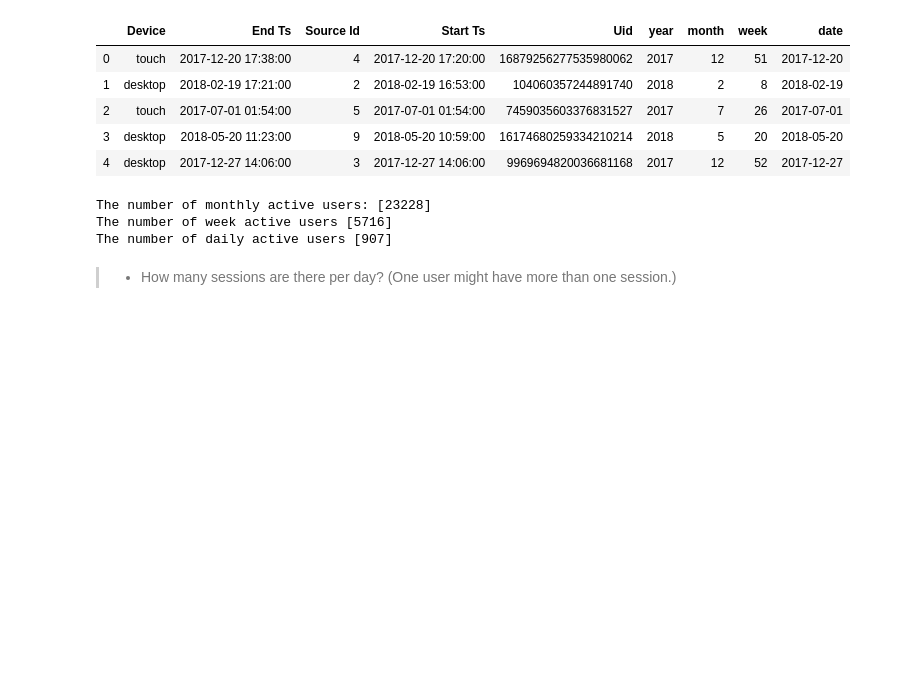
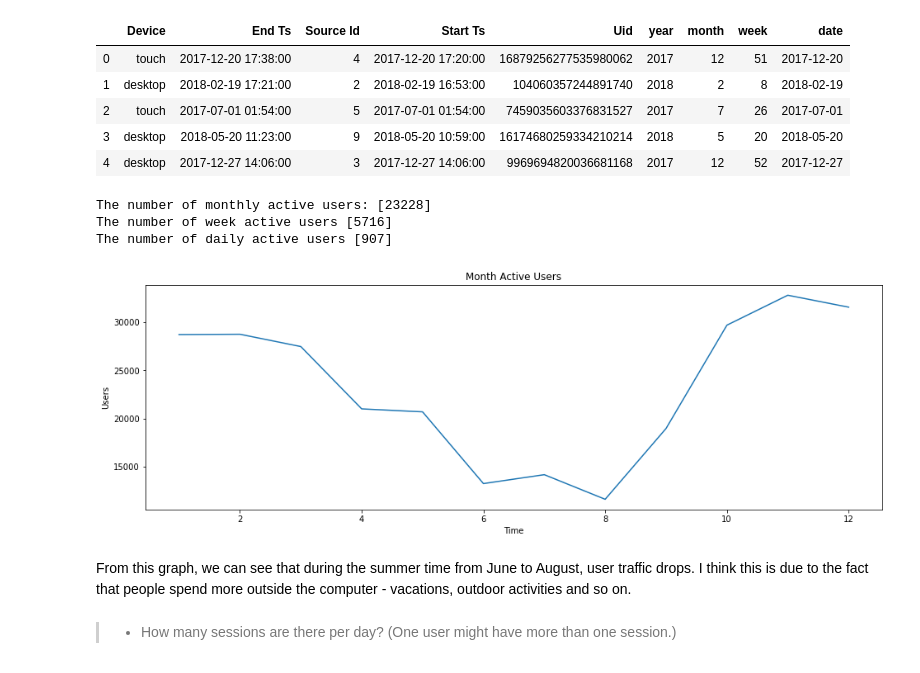
Before and after one commit to asicmicprj/Afisha_analytics, a Jupyter notebook: Afisha_analytics_v0.0.1.ipynb, the cells around one changed output. Saved outputs shown, nothing was run; the diff lists cells and outputs as text; code cells hidden in the pictures; blank space fills up the shorter version.

```diff
--- a/Afisha_analytics_v0.0.1.ipynb
+++ b/Afisha_analytics_v0.0.1.ipynb
@@ -347,4 +350,11 @@ def total(df, time_1, time_2, uid, filtr):
     .values
     )
     return total
+# %%
+def xAU_df(df, time, uid, filtr):
+    xAU_df = (
+        df.groupby([time])
+        .agg({uid:filtr})
+    )
+    return xAU_df
 # %%
@@ -358,6 +371,24 @@ print('The number of daily active users', dau_total)
 The number of monthly active users: [23228]
 The number of week active users [5716]
 The number of daily active users [907]
+# %%
+mau_df = xAU_df(df_visits, 'month', 'Uid', 'nunique')
+wau_df = xAU_df(df_visits, 'week', 'Uid', 'nunique')
+dau_df = xAU_df(df_visits, 'date', 'Uid', 'nunique')
+# %%
+def plot_xAU(xAU_total, xAU_name):
+    plt.figure(figsize=(16,5))
+    plt.plot(xAU_total.index, xAU_total['Uid'])
+    plt.title(xAU_name)
+    plt.xlabel('Time')
+    plt.ylabel('Users')
+    plt.show()
+# %%
+plot_xAU(mau_df, 'Month Active Users')
+# %% [output]
+[figure, added]
+# %% [markdown]
+From this graph, we can see that during the summer time from June to August, user traffic drops. I think this is due to the fact that people spend more outside the computer - vacations, outdoor activities and so on.
 # %% [markdown]
 > - How many sessions are there per day? (One user might have more than one session.)
 # %%
```
Also changed, not shown: parts of 131 cells of this notebook.
